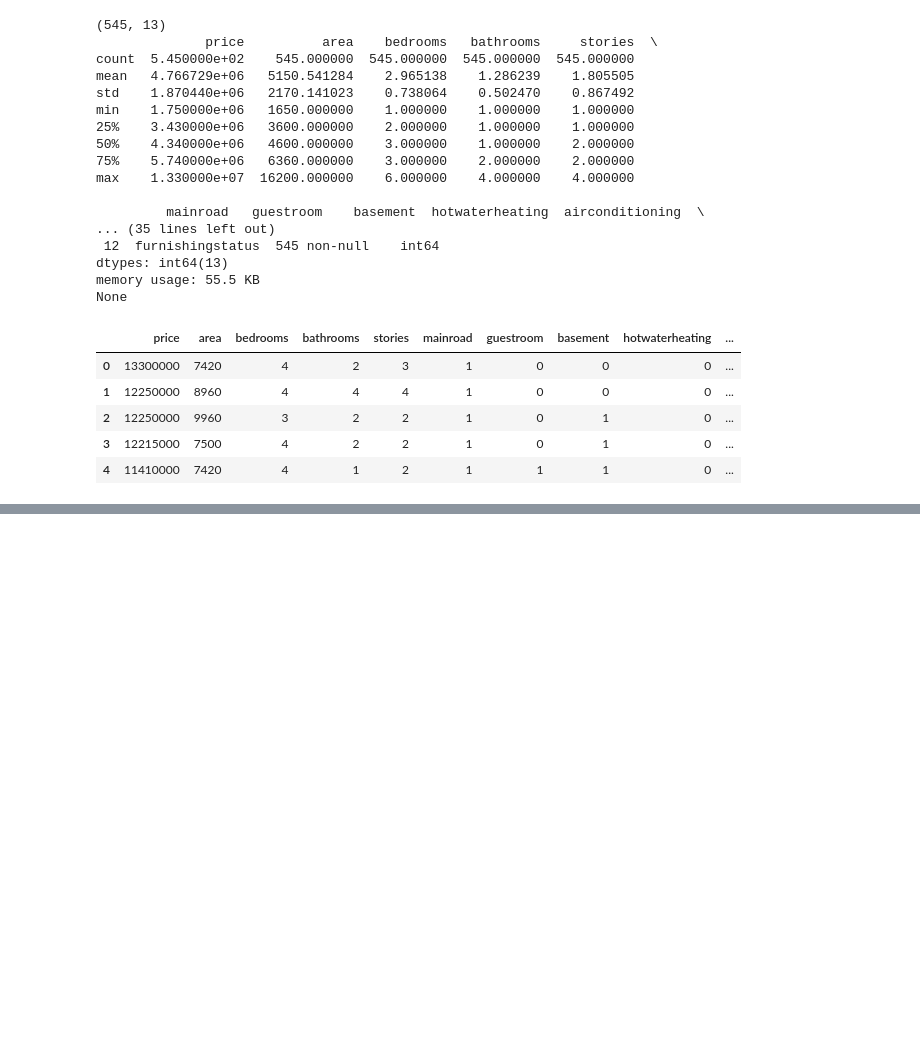
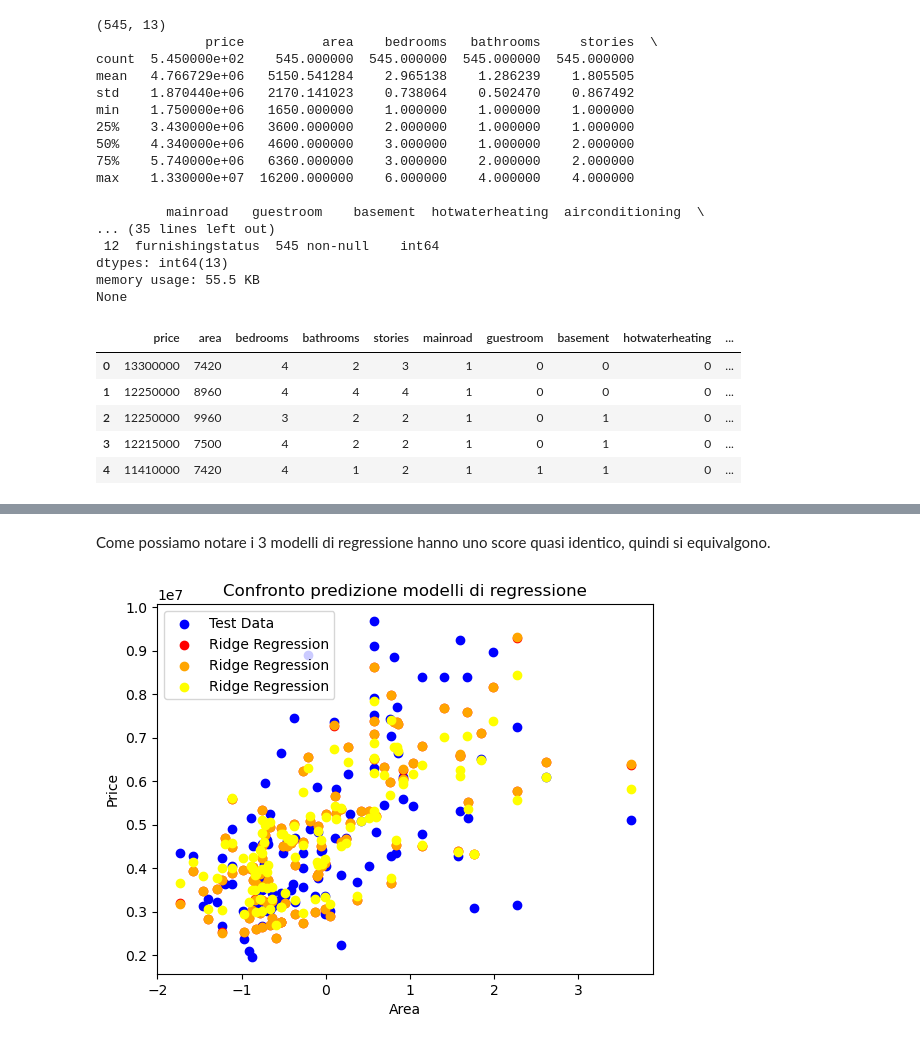
Before and after one commit to gab-25/real_estate_price_prediction, a Jupyter notebook: real_estate_price_prediction.ipynb, the cells around one changed output, grey strips where cells are left out. Cells and saved outputs as stored; diff of their text form; code cells hidden in the pictures; blank space fills up the shorter version.

```diff
--- a/real_estate_price_prediction.ipynb
+++ b/real_estate_price_prediction.ipynb
@@ -74,8 +116,14 @@ R2: 0.620
+# %% [markdown]
+Come possiamo notare i 3 modelli di regressione hanno uno score quasi identico, quindi si equivalgono.
 # %%
-import matplotlib.pyplot as plt
-from sklearn.model_selection import learning_curve
-
-X_train
-
-# plt.plot()
-# plt.show()
+plt.scatter(X_test[:,0], y_test, label='Test Data', c="blue")
+plt.scatter(X_test[:,0], model_ridge.predict(X_test), label='Ridge Regression', c="red")
+plt.scatter(X_test[:,0], model_lasso.predict(X_test), label='Ridge Regression', c="orange")
+plt.scatter(X_test[:,0], model_elastic_net.predict(X_test), label='Ridge Regression', c="yellow")
+plt.xlabel('Area')
+plt.ylabel('Price')
+plt.title('Confronto predizione modelli di regressione')
+plt.legend()
+plt.show()
+# %% [output]
+[figure, added]
```
Also changed, not shown: parts of 12 cells of this notebook.
